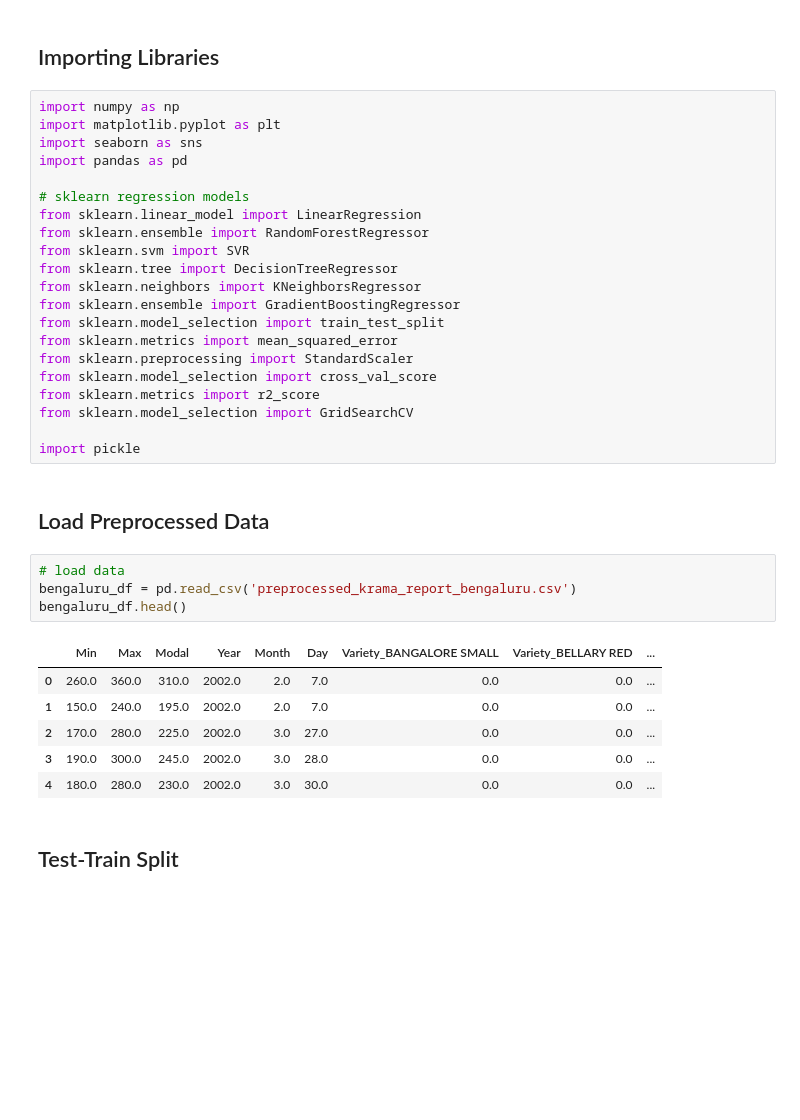
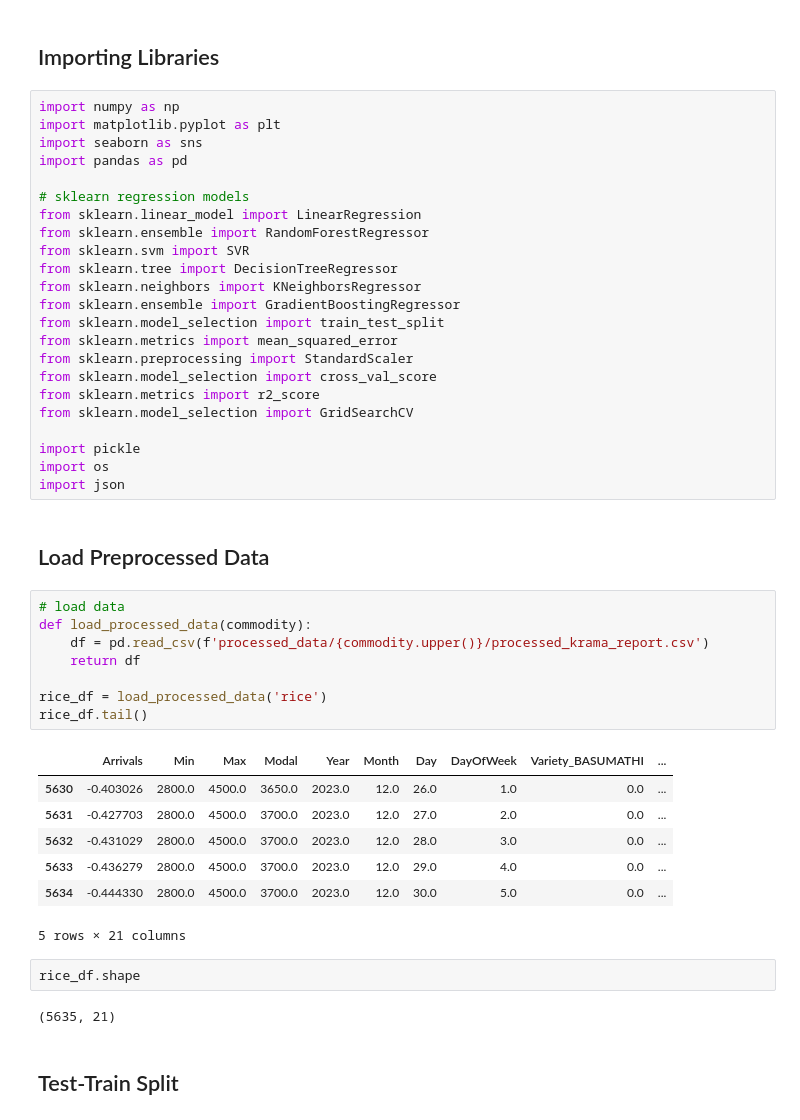
Before and after one commit to Tharun-v789/agripredict, a Jupyter notebook: PredictiveAnalysisML.ipynb, the cells around one changed output. Saved outputs shown, nothing was run; the diff lists cells and outputs as text; blank space fills up the shorter version.

```diff
--- a/PredictiveAnalysisML.ipynb
+++ b/PredictiveAnalysisML.ipynb
@@ -24,19 +24,30 @@ from sklearn.metrics import r2_score
 from sklearn.model_selection import GridSearchCV
 
 import pickle
+import os
+import json
 # %% [markdown]
 ## Load Preprocessed Data
-# %%
-# load data
-bengaluru_df = pd.read_csv('preprocessed_krama_report_bengaluru.csv')
-bengaluru_df.head()
-# %% [output]
-|  | Min | Max | Modal | Year | Month | Day | Variety_BANGALORE SMALL | Variety_BELLARY RED | ... |
-| 0 | 260.0 | 360.0 | 310.0 | 2002.0 | 2.0 | 7.0 | 0.0 | 0.0 | ... |
-| 1 | 150.0 | 240.0 | 195.0 | 2002.0 | 2.0 | 7.0 | 0.0 | 0.0 | ... |
-| 2 | 170.0 | 280.0 | 225.0 | 2002.0 | 3.0 | 27.0 | 0.0 | 0.0 | ... |
-| 3 | 190.0 | 300.0 | 245.0 | 2002.0 | 3.0 | 28.0 | 0.0 | 0.0 | ... |
-| 4 | 180.0 | 280.0 | 230.0 | 2002.0 | 3.0 | 30.0 | 0.0 | 0.0 | ... |
+# %%
+# load data
+def load_processed_data(commodity):
+    df = pd.read_csv(f'processed_data/{commodity.upper()}/processed_krama_report.csv')
+    return df
+
+rice_df = load_processed_data('rice')
+rice_df.tail()
+# %% [output]
+|  | Arrivals | Min | Max | Modal | Year | Month | Day | DayOfWeek | Variety_BASUMATHI | ... |
+| 5630 | -0.403026 | 2800.0 | 4500.0 | 3650.0 | 2023.0 | 12.0 | 26.0 | 1.0 | 0.0 | ... |
+| 5631 | -0.427703 | 2800.0 | 4500.0 | 3700.0 | 2023.0 | 12.0 | 27.0 | 2.0 | 0.0 | ... |
+| 5632 | -0.431029 | 2800.0 | 4500.0 | 3700.0 | 2023.0 | 12.0 | 28.0 | 3.0 | 0.0 | ... |
+| 5633 | -0.436279 | 2800.0 | 4500.0 | 3700.0 | 2023.0 | 12.0 | 29.0 | 4.0 | 0.0 | ... |
+| 5634 | -0.444330 | 2800.0 | 4500.0 | 3700.0 | 2023.0 | 12.0 | 30.0 | 5.0 | 0.0 | ... |
+5 rows × 21 columns
+# %%
+rice_df.shape
+# %% [output]
+(5635, 21)
 # %% [markdown]
 ## Test-Train Split
 # %%
```
Also changed, not shown: parts of 12 cells of this notebook.
